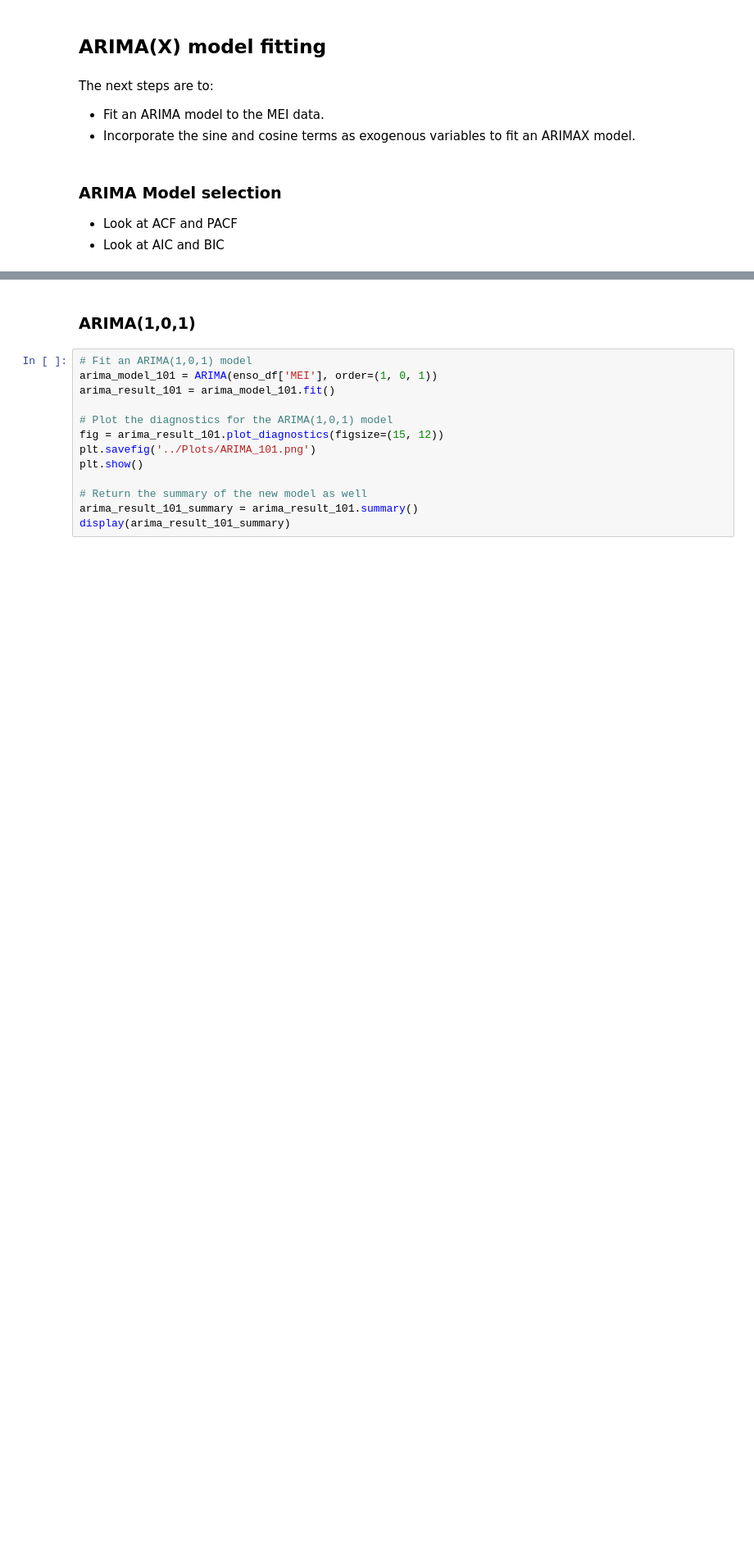
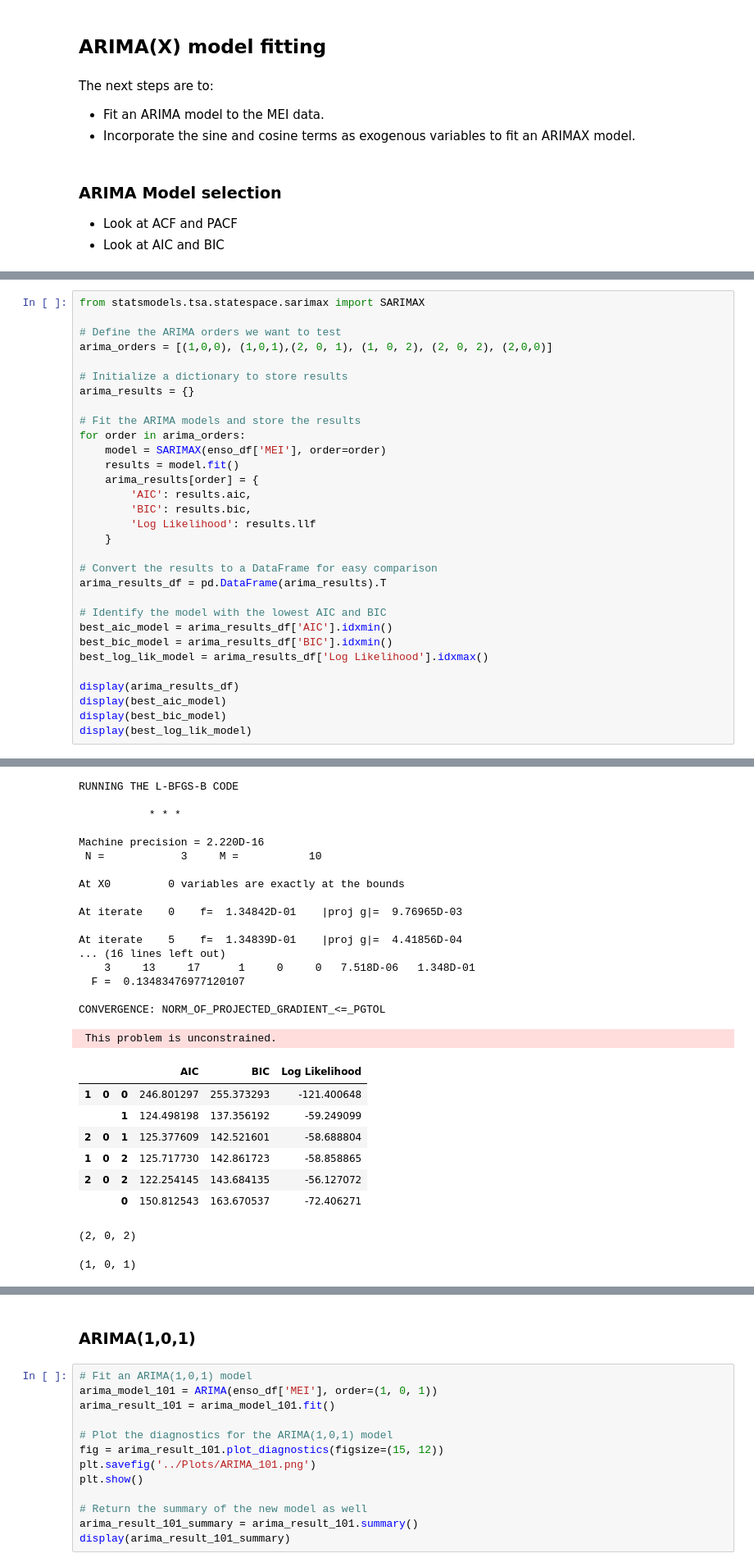
Before and after one commit to yannickpichardo/master_thesis, a Jupyter notebook: enso_sim.ipynb, the cells around one changed output, grey strips where cells are left out. Shown at 82% size. Cells and saved outputs as stored; diff of their text form; blank space fills up the shorter version.

```diff
--- a/enso_sim.ipynb
+++ b/enso_sim.ipynb
@@ -219,0 +195,32 @@ ACF plot shows autocorrelations.
+# %%
+from statsmodels.tsa.statespace.sarimax import SARIMAX
+
+# Define the ARIMA orders we want to test
+arima_orders = [(1,0,0), (1,0,1),(2, 0, 1), (1, 0, 2), (2, 0, 2), (2,0,0)]
+
+# Initialize a dictionary to store results
+arima_results = {}
+
+# Fit the ARIMA models and store the results
+for order in arima_orders:
+    model = SARIMAX(enso_df['MEI'], order=order)
+    results = model.fit()
+    arima_results[order] = {
+        'AIC': results.aic,
+        'BIC': results.bic,
+        'Log Likelihood': results.llf
+    }
+
+# Convert the results to a DataFrame for easy comparison
+arima_results_df = pd.DataFrame(arima_results).T
+
+# Identify the model with the lowest AIC and BIC
+best_aic_model = arima_results_df['AIC'].idxmin()
+best_bic_model = arima_results_df['BIC'].idxmin()
+best_log_lik_model = arima_results_df['Log Likelihood'].idxmax()
+
+display(arima_results_df)
+display(best_aic_model)
+display(best_bic_model)
+display(best_log_lik_model)
+# %% [output]
@@ -219,0 +253,27 @@ ACF plot shows autocorrelations.
+RUNNING THE L-BFGS-B CODE
+
+           * * *
+
+Machine precision = 2.220D-16
+ N =            3     M =           10
+
+At X0         0 variables are exactly at the bounds
+
+At iterate    0    f=  1.34842D-01    |proj g|=  9.76965D-03
+
+At iterate    5    f=  1.34839D-01    |proj g|=  4.41856D-04
+... (16 lines left out)
+    3     13     17      1     0     0   7.518D-06   1.348D-01
+  F =  0.13483476977120107
+
+CONVERGENCE: NORM_OF_PROJECTED_GRADIENT_<=_PGTOL
+ This problem is unconstrained.
+|  |  |  | AIC | BIC | Log Likelihood |
+| 1 | 0 | 0 | 246.801297 | 255.373293 | -121.400648 |
+|  |  | 1 | 124.498198 | 137.356192 | -59.249099 |
+| 2 | 0 | 1 | 125.377609 | 142.521601 | -58.688804 |
+| 1 | 0 | 2 | 125.717730 | 142.861723 | -58.858865 |
+| 2 | 0 | 2 | 122.254145 | 143.684135 | -56.127072 |
+|  |  | 0 | 150.812543 | 163.670537 | -72.406271 |
+(2, 0, 2)
+(1, 0, 1)
```
Also changed, not shown: parts of 11 cells of this notebook.
